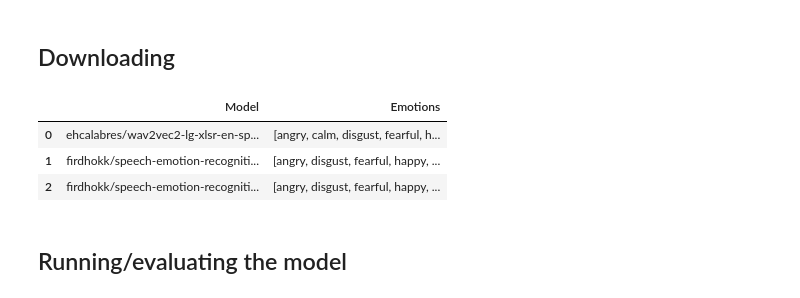
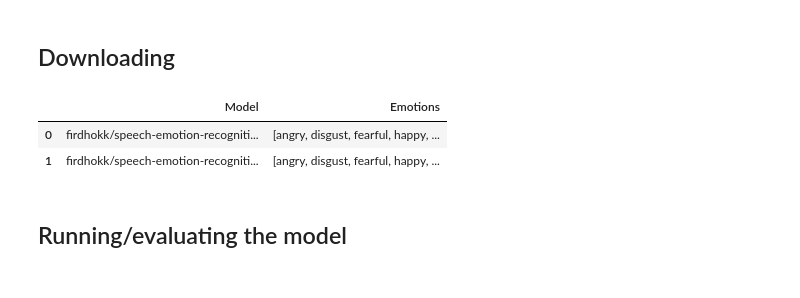
Before and after one commit to wstdcgordo/Audio-Analysis, a Jupyter notebook: notebooks/pipeline_bgremove_audioems.ipynb, the cells around one changed output. Drawn from its saved outputs; the diff is of its cells as text; code cells hidden in the pictures.

```diff
--- a/notebooks/pipeline_bgremove_audioems.ipynb
+++ b/notebooks/pipeline_bgremove_audioems.ipynb
@@ -159,32 +136,30 @@ Enhanced audio saved to ../data/Enhanced/Mixed Interviewer and Speaker\https___w
 ## Downloading
 # %%
 models = [
-    "ehcalabres/wav2vec2-lg-xlsr-en-speech-emotion-recognition",
     "firdhokk/speech-emotion-recognition-with-openai-whisper-large-v3",
     "firdhokk/speech-emotion-recognition-with-facebook-wav2vec2-large-xlsr-53"
 ]
 
 # Loop through each model and print its emotion classes
 model_data = []
 for model_name in models:
     try:
         config = AutoConfig.from_pretrained(model_name)
         emotions = list(config.id2label.values())  # Extract emotion classes
         model_data.append({"Model": model_name, "Emotions": emotions})
     except Exception as e:
         print(f"Error loading model {model_name}: {e}")
         model_data.append({"Model": model_name, "Emotions": "Error loading emotions"})
 
 # Create DataFrame
 df_models = pd.DataFrame(model_data)
 
 # Display the expanded DataFrame
 display(df_models)
 # %% [output]
 |  | Model | Emotions |
-| 0 | ehcalabres/wav2vec2-lg-xlsr-en-sp... | [angry, calm, disgust, fearful, h... |
+| 0 | firdhokk/speech-emotion-recogniti... | [angry, disgust, fearful, happy, ... |
 | 1 | firdhokk/speech-emotion-recogniti... | [angry, disgust, fearful, happy, ... |
-| 2 | firdhokk/speech-emotion-recogniti... | [angry, disgust, fearful, happy, ... |
 # %% [markdown]
 ## Running/evaluating the model
 # %% [markdown]
```
Also changed, not shown: parts of 21 cells of this notebook.
